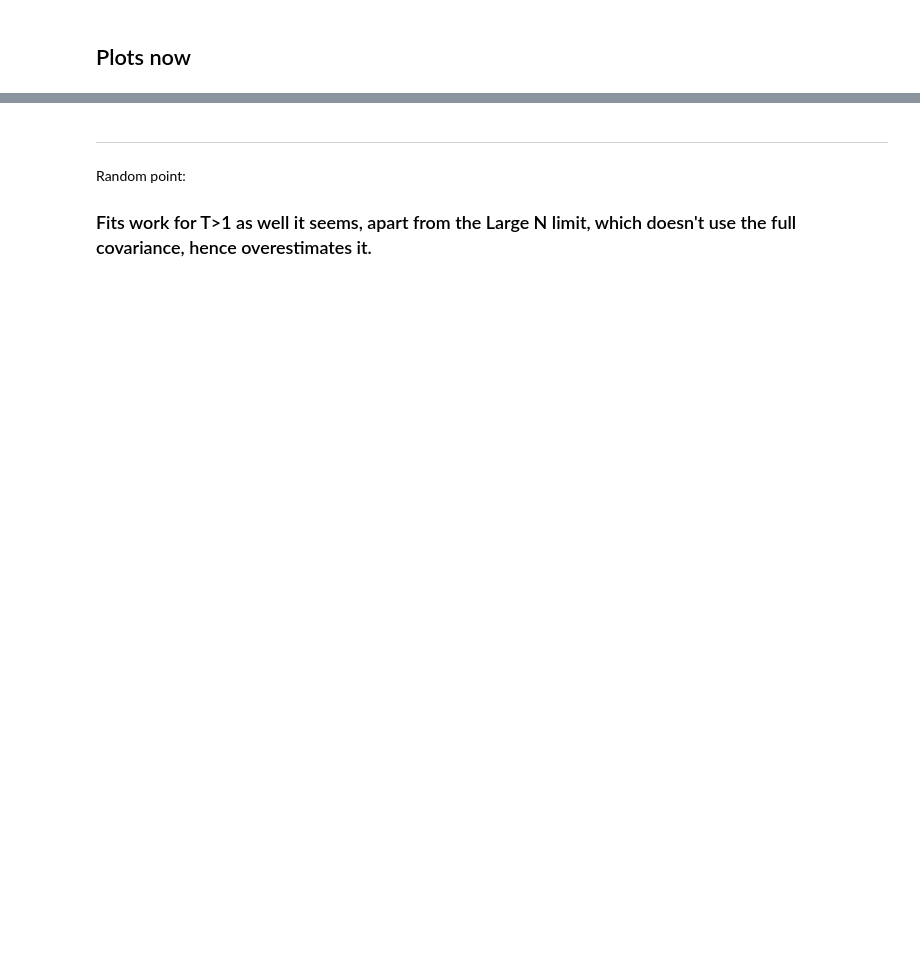
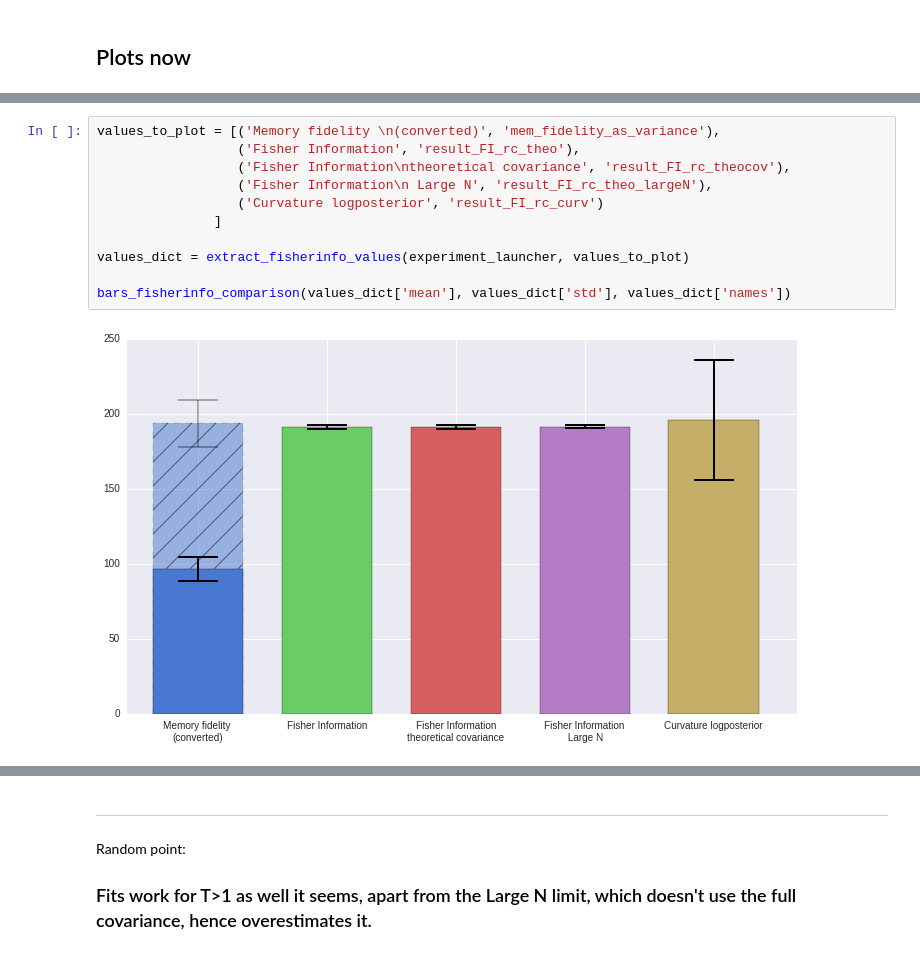
Before and after one commit to Azhag/Bayesian-visual-working-memory, a Jupyter notebook: Experiments/fisherinfo_singleitem/check_fisher_fit_1obj_2016.ipynb, the cells around one changed output, grey strips where cells are left out. Drawn from its saved outputs; the diff is of its cells as text; blank space fills up the shorter version.

```diff
--- a/Experiments/fisherinfo_singleitem/check_fisher_fit_1obj_2016.ipynb
+++ b/Experiments/fisherinfo_singleitem/check_fisher_fit_1obj_2016.ipynb
@@ -176,3 +162,16 @@ plt.tight_layout()
+# %%
+values_to_plot = [('Memory fidelity \n(converted)', 'mem_fidelity_as_variance'),
+                  ('Fisher Information', 'result_FI_rc_theo'),
+                  ('Fisher Information\ntheoretical covariance', 'result_FI_rc_theocov'),
+                  ('Fisher Information\n Large N', 'result_FI_rc_theo_largeN'),
+                  ('Curvature logposterior', 'result_FI_rc_curv')
+               ]
+
+values_dict = extract_fisherinfo_values(experiment_launcher, values_to_plot)
+
+bars_fisherinfo_comparison(values_dict['mean'], values_dict['std'], values_dict['names'])
+# %% [output]
+[figure, added]
 # %%
 cmap = sns.cubehelix_palette(as_cmap=True)
 utils.pcolor_2d_data(sampler.noise_covariance, cmap=cmap)
```
Also changed, not shown: parts of 30 cells of this notebook, 4 other files.
